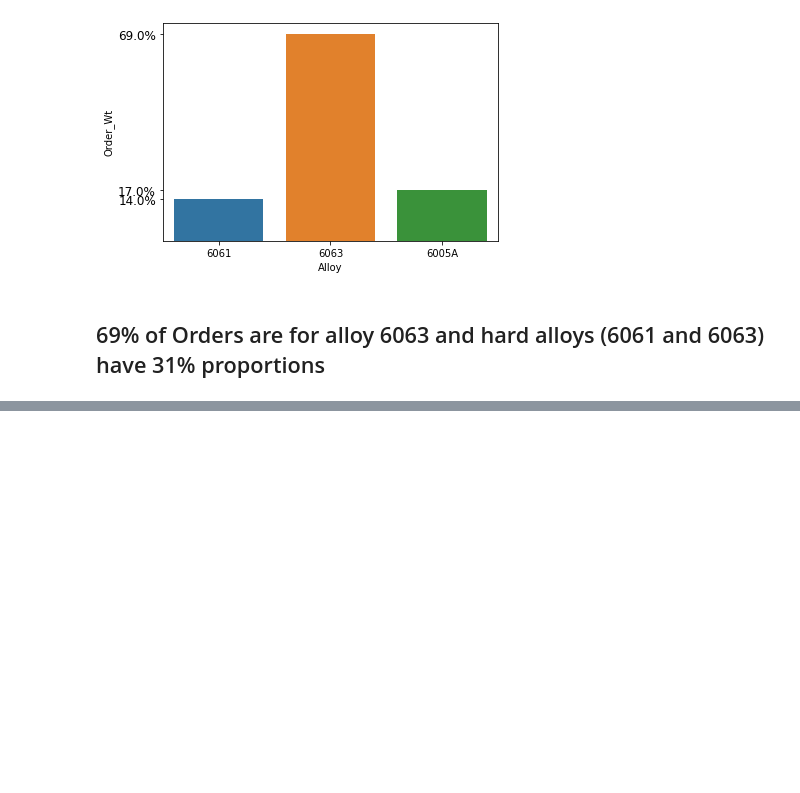
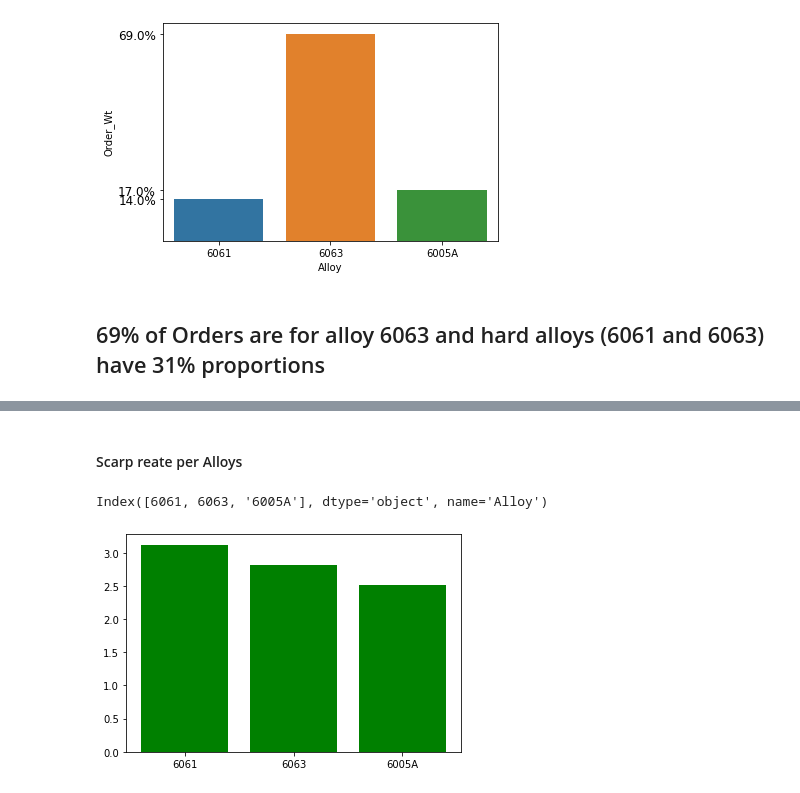
Before and after one commit to Soroush190/production_Analysis, a Jupyter notebook: Eda-to-production-analysis.ipynb, the cells around one changed output, grey strips where cells are left out. Saved outputs shown, nothing was run; the diff lists cells and outputs as text; code cells hidden in the pictures; blank space fills up the shorter version.

```diff
--- a/Eda-to-production-analysis.ipynb
+++ b/Eda-to-production-analysis.ipynb
@@ -261,0 +265,6 @@ plt.show()
+# %%
+a=df_Scarap["SO-Item"].str.split("-",expand=True)
+df_Scarap=pd.concat([df_Scarap,a],axis=1)
+df_Scarap.drop(columns=2)
+df_Scarap["SO_Item_2"]=df_Scarap[0]+"-"+df_Scarap[1]
+df_Scarap.drop(columns=[0,1,2],inplace=True)
@@ -261,0 +289,3 @@ plt.show()
+# %%
+Scarp_Wt=df_Scarap.groupby(by='SO_Item_2').sum()["Wt(Kgs)"].round(2)
+Scarp_Wt
@@ -261,0 +308,3 @@ plt.show()
+# %%
+df_detail=df_detail.merge(Scarp_Wt,left_on="SO_Item",right_on="SO_Item_2")
+df_detail.head(3)
@@ -261,0 +317,13 @@ plt.show()
+# %% [markdown]
+#### Scarp reate per Alloys
+# %%
+Alloy_Scarap_rate=df_detail.groupby("Alloy").mean()["Scarp_percentage_%"].round(2)
+Alloy_Scarap_rate.index
+# %% [output]
+Index([6061, 6063, '6005A'], dtype='object', name='Alloy')
+# %%
+plt.Figure(figsize=(8,10))
+plt.bar(['6061', '6063','6005A'],Alloy_Scarap_rate.values,color="green")
+plt.show()
+# %% [output]
+[figure, added]
```
Also changed, not shown: parts of 33 cells of this notebook.
